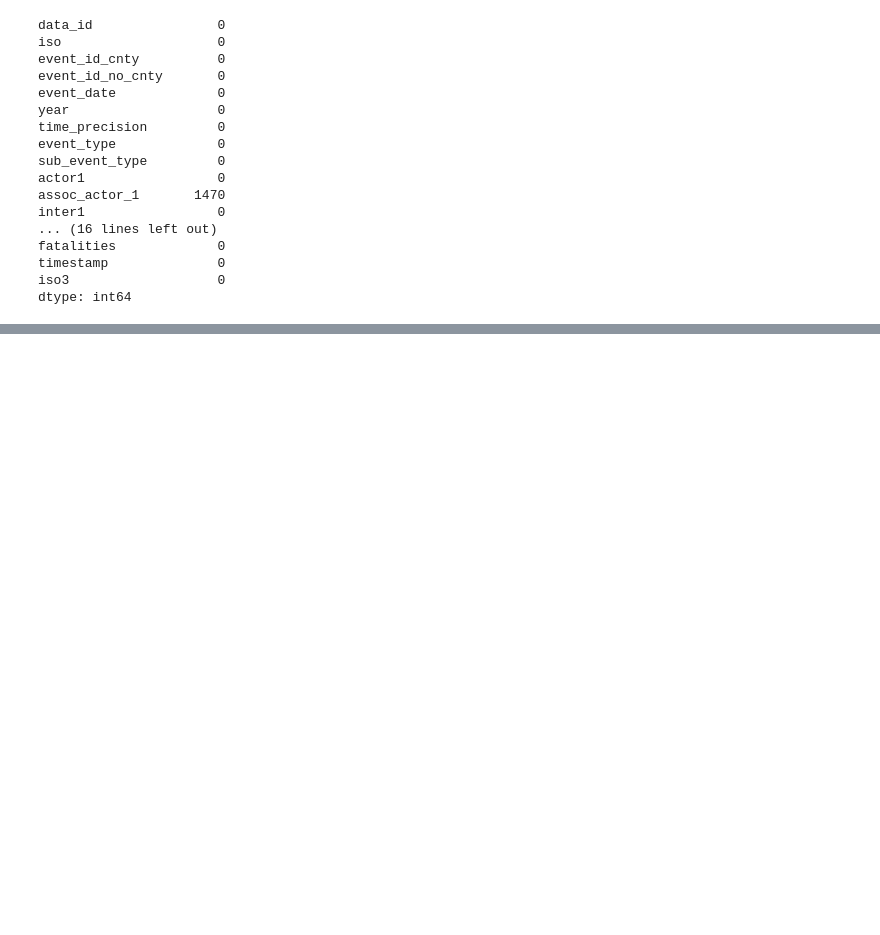
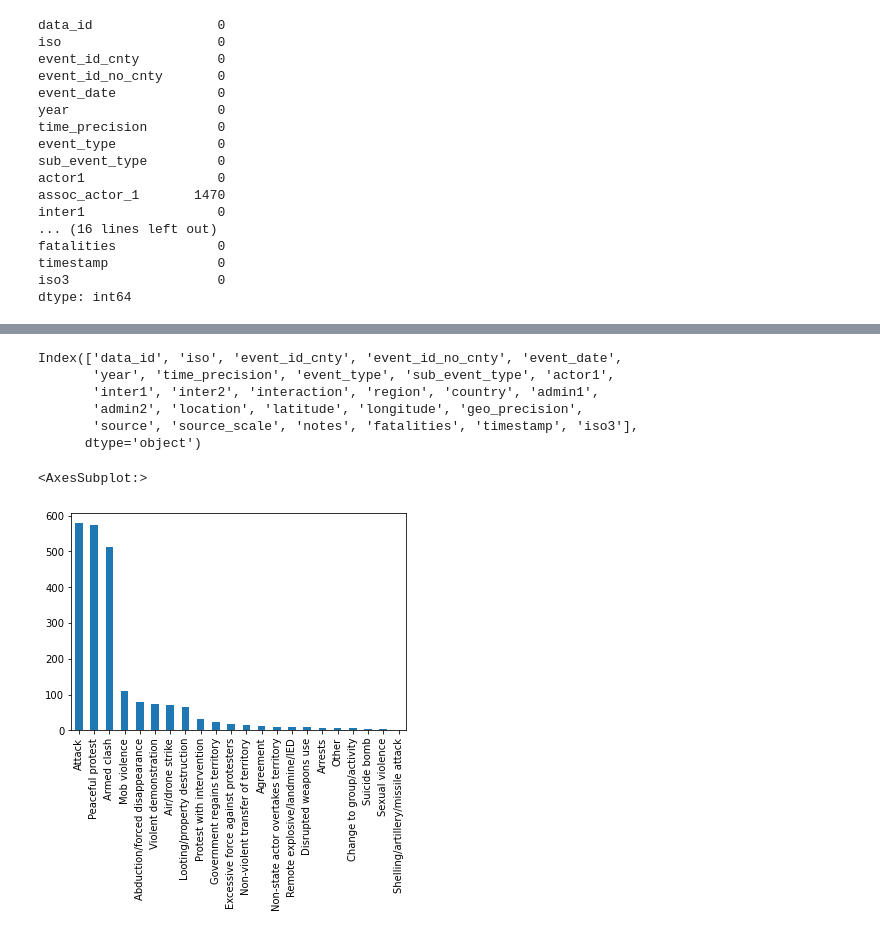
Before and after one commit to SrikarPrayaga06/UNDP-NLP-Model-, a Jupyter notebook: Work.ipynb, the cells around one changed output, grey strips where cells are left out. Saved outputs shown, nothing was run; the diff lists cells and outputs as text; code cells hidden in the pictures; blank space fills up the shorter version.

```diff
--- a/Work.ipynb
+++ b/Work.ipynb
@@ -85,0 +104,2 @@ dtype: int64
+# %%
+acled.dropna(axis=1,inplace=True)
@@ -85,0 +168,15 @@ dtype: int64
+# %%
+acled.columns
+# %% [output]
+Index(['data_id', 'iso', 'event_id_cnty', 'event_id_no_cnty', 'event_date',
+       'year', 'time_precision', 'event_type', 'sub_event_type', 'actor1',
+       'inter1', 'inter2', 'interaction', 'region', 'country', 'admin1',
+       'admin2', 'location', 'latitude', 'longitude', 'geo_precision',
+       'source', 'source_scale', 'notes', 'fatalities', 'timestamp', 'iso3'],
+      dtype='object')
+# %%
+# plot  sub event type in aceled in the form of a bar chart
+acled['sub_event_type'].value_counts().plot(kind='bar')
+# %% [output]
+<AxesSubplot:>
+[figure, added]
```
Also changed, not shown: parts of 10 cells of this notebook.
